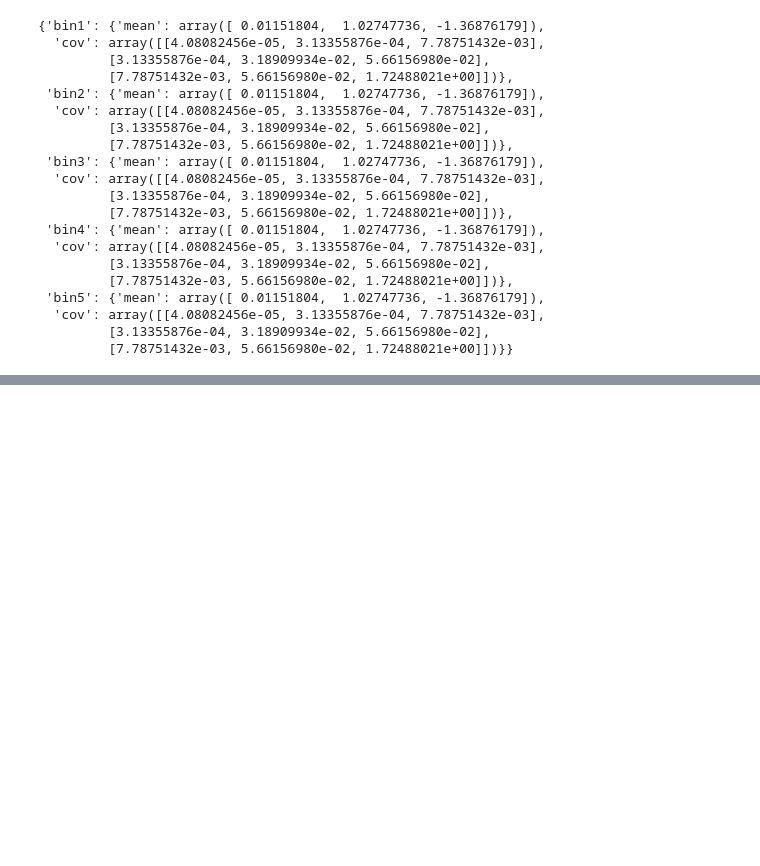
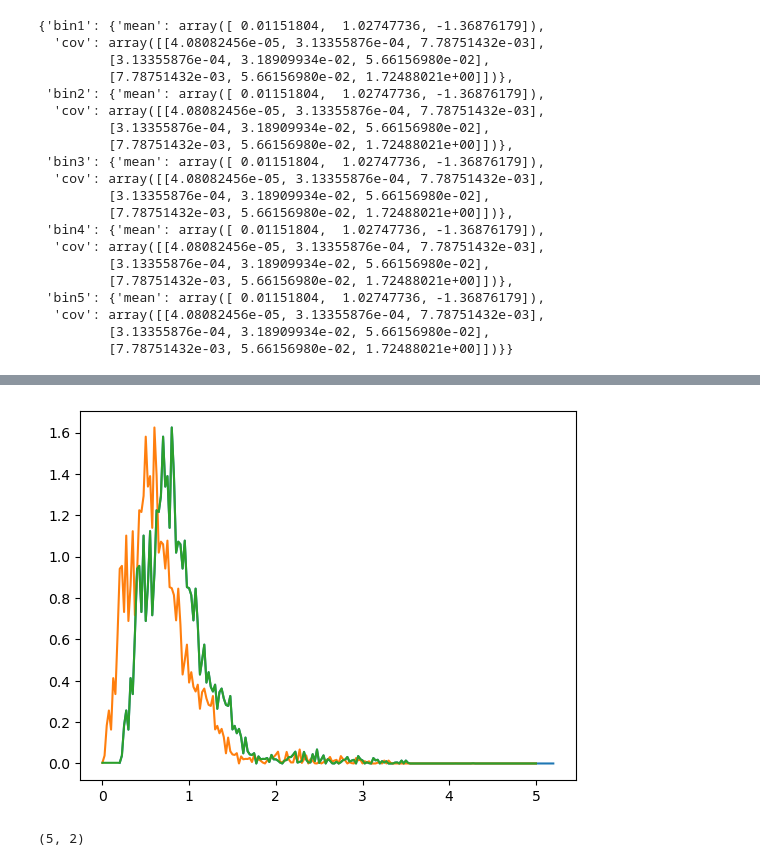
Before and after one commit to sachaguer/UNIONS_forward_model, a Jupyter notebook: notebooks/psf_systematic_map.ipynb, the cells around one changed output, grey strips where cells are left out. Saved outputs shown, nothing was run; the diff lists cells and outputs as text; code cells hidden in the pictures; blank space fills up the shorter version.

```diff
--- a/notebooks/psf_systematic_map.ipynb
+++ b/notebooks/psf_systematic_map.ipynb
@@ -132,0 +147,15 @@ prior
+# %%
+shift = 0.2
+
+z_shift = z + shift
+dndz_shift = np.interp(z, z_shift, dndz)
+
+plt.figure()
+
+plt.plot(z_shift, dndz)
+plt.plot(z, dndz)
+plt.plot(z, dndz_shift)
+
+plt.show()
+# %% [output]
+[figure, added]
@@ -132,0 +172,4 @@ prior
+# %%
+np.loadtxt('/home/guerrini/UNIONS_forward_model/data_utils/m_bias_prior.txt').shape
+# %% [output]
+(5, 2)
```
Also changed, not shown: parts of 5 cells of this notebook, 5 other files.
